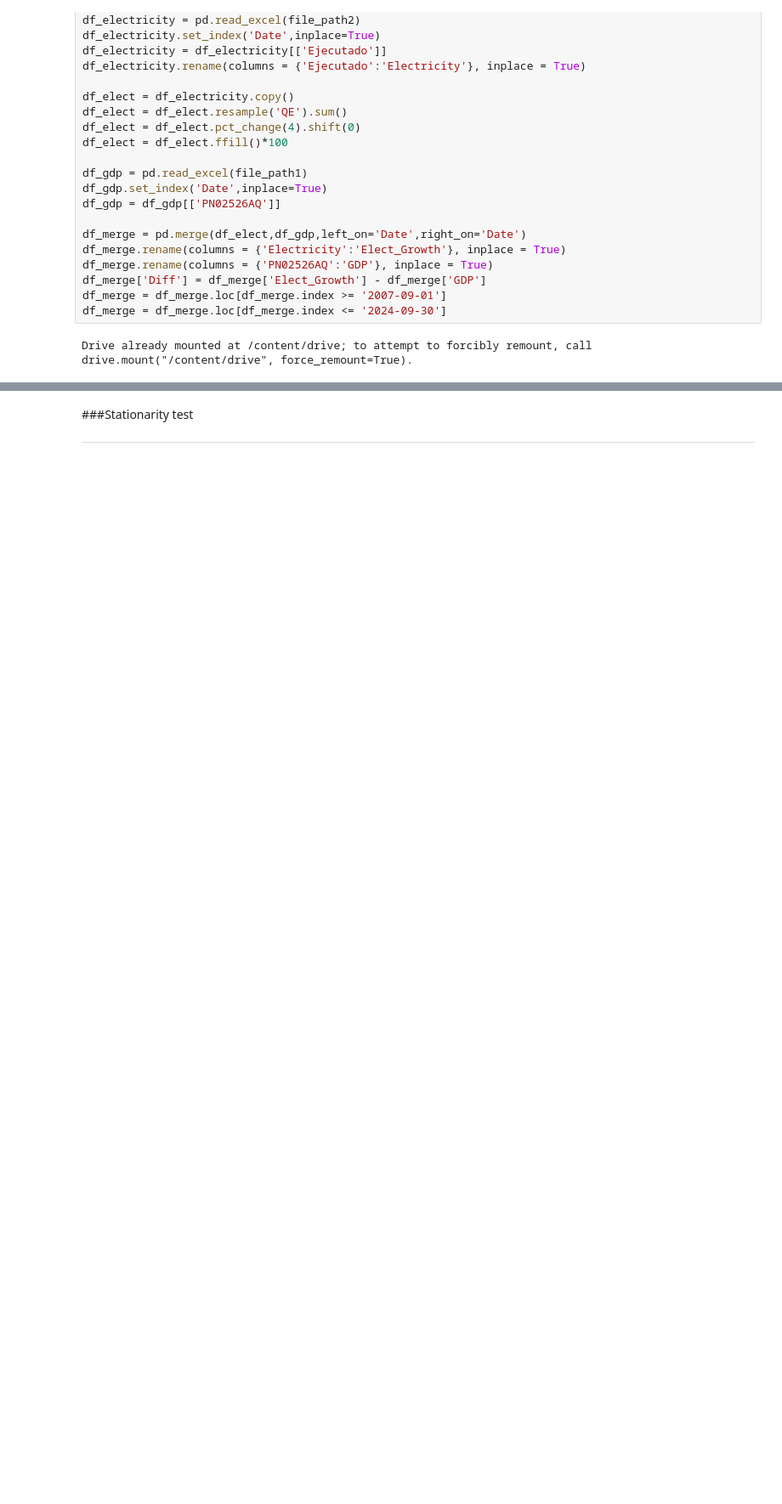
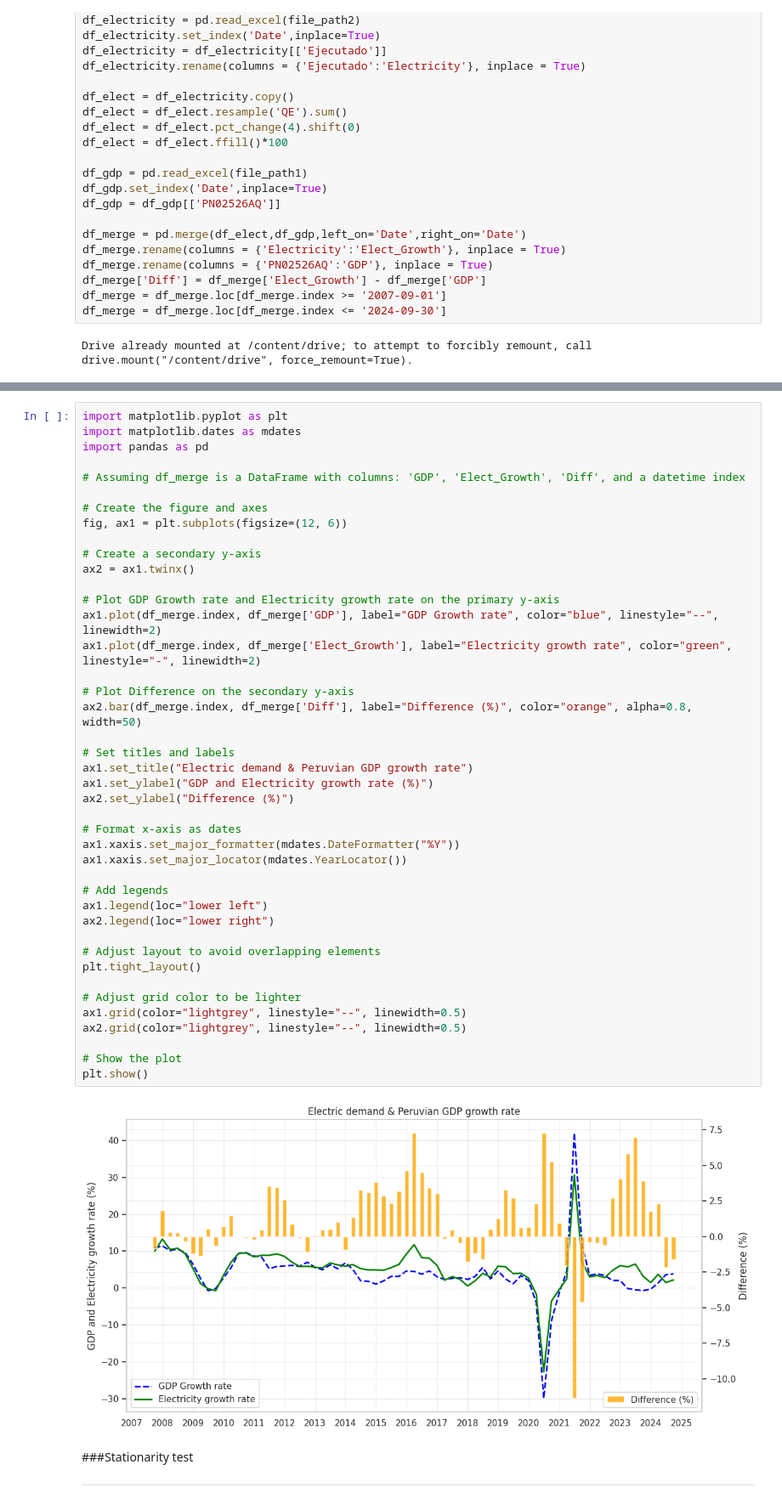
Before and after one commit to Mike-R0d/GDP-Nowcasting-Using-Electricity-Consumption, a Jupyter notebook: Nowcasting_GDP_Using_Electricity_Consumption.ipynb, the cells around one changed output, grey strips where cells are left out. Shown at 85% size. Cells and saved outputs as stored; diff of their text form; blank space fills up the shorter version.

```diff
--- a/Nowcasting_GDP_Using_Electricity_Consumption.ipynb
+++ b/Nowcasting_GDP_Using_Electricity_Consumption.ipynb
@@ -224,6 +224,50 @@ fig.show()
 fig.write_html("graph.html")  # Guarda el archivo en tu sistema
 # %% [output]
 [interactive output not drawn]
+# %%
+import matplotlib.pyplot as plt
+import matplotlib.dates as mdates
+import pandas as pd
+
+# Assuming df_merge is a DataFrame with columns: 'GDP', 'Elect_Growth', 'Diff', and a datetime index
+
+# Create the figure and axes
+fig, ax1 = plt.subplots(figsize=(12, 6))
+
+# Create a secondary y-axis
+ax2 = ax1.twinx()
+
+# Plot GDP Growth rate and Electricity growth rate on the primary y-axis
+ax1.plot(df_merge.index, df_merge['GDP'], label="GDP Growth rate", color="blue", linestyle="--", linewidth=2)
+ax1.plot(df_merge.index, df_merge['Elect_Growth'], label="Electricity growth rate", color="green", linestyle="-", linewidth=2)
+
+# Plot Difference on the secondary y-axis
+ax2.bar(df_merge.index, df_merge['Diff'], label="Difference (%)", color="orange", alpha=0.8, width=50)
+
+# Set titles and labels
+ax1.set_title("Electric demand & Peruvian GDP growth rate")
+ax1.set_ylabel("GDP and Electricity growth rate (%)")
+ax2.set_ylabel("Difference (%)")
+
+# Format x-axis as dates
+ax1.xaxis.set_major_formatter(mdates.DateFormatter("%Y"))
+ax1.xaxis.set_major_locator(mdates.YearLocator())
+
+# Add legends
+ax1.legend(loc="lower left")
+ax2.legend(loc="lower right")
+
+# Adjust layout to avoid overlapping elements
+plt.tight_layout()
+
+# Adjust grid color to be lighter
+ax1.grid(color="lightgrey", linestyle="--", linewidth=0.5)
+ax2.grid(color="lightgrey", linestyle="--", linewidth=0.5)
+
+# Show the plot
+plt.show()
+# %% [output]
+[figure, added]
 # %% [markdown]
 ###Stationarity test
 
```
